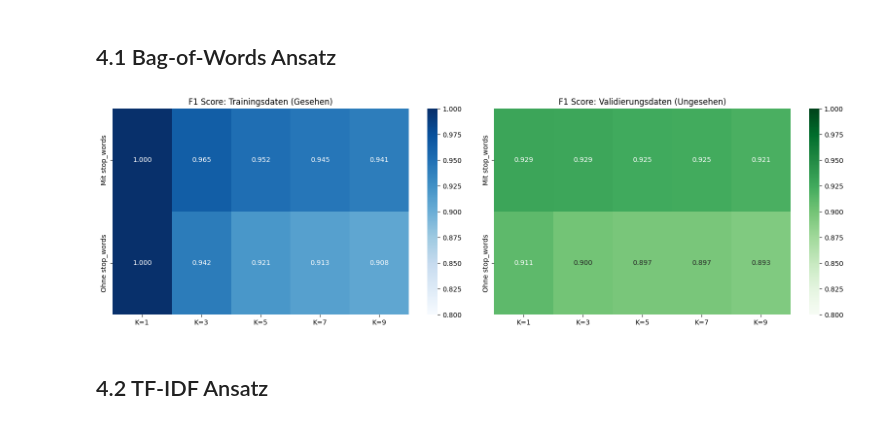
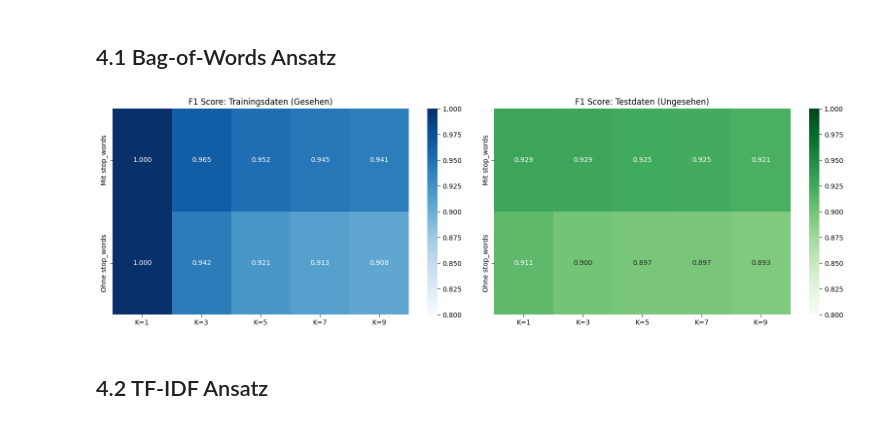
Before and after one commit to andreashubertus/DSundKI2, a Jupyter notebook: main.ipynb, the cells around one changed output. Drawn from its saved outputs; the diff is of its cells as text; code cells hidden in the pictures.

```diff
--- a/main.ipynb
+++ b/main.ipynb
@@ -455,27 +455,27 @@ for label, vectorizer in word_configs.items():
 # %%
 import matplotlib.pyplot as plt
 import seaborn as sns
 import numpy as np
 
 # Wir erstellen zwei separate Matrizen aus deinen Ergebnissen
 # (Angenommen, du hast score_train und score_val wie im vorigen Schritt berechnet)
 train_matrix = np.array([[s[0] for s in row] for row in matrix])
 val_matrix = np.array([[s[1] for s in row] for row in matrix])
 
 fig, (ax1, ax2) = plt.subplots(1, 2, figsize=(16, 5))
 
 # Plot für Trainingsdaten (Gesehene Daten)
 sns.heatmap(train_matrix, annot=True, fmt='.3f', cmap='Blues', ax=ax1,xticklabels=[f'K={k}' for k in k_values], yticklabels=list(word_configs.keys()), vmin=0.8, vmax=1.0)
 ax1.set_title("F1 Score: Trainingsdaten (Gesehen)")
 
 # Plot für Validierungsdaten (Neue Daten)
 sns.heatmap(val_matrix, annot=True, fmt='.3f', cmap='Greens', ax=ax2,xticklabels=[f'K={k}' for k in k_values], yticklabels=list(word_configs.keys()), vmin=0.8, vmax=1.0)
-ax2.set_title("F1 Score: Validierungsdaten (Ungesehen)")
+ax2.set_title("F1 Score: Testdaten (Ungesehen)")
 
 plt.tight_layout()
 plt.show()
 # %% [output]
-[figure, old version]
+[figure, new version]
 # %% [markdown]
 ## 4.2 TF-IDF Ansatz
 # %% [markdown]
```
Also changed, not shown: parts of 4 cells of this notebook.
